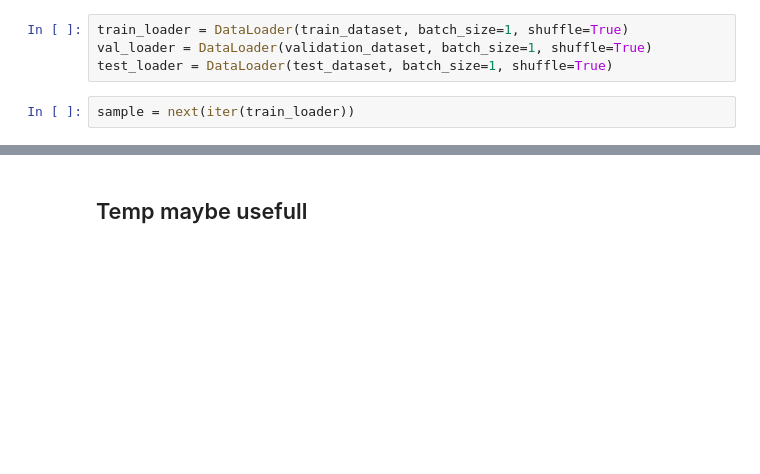
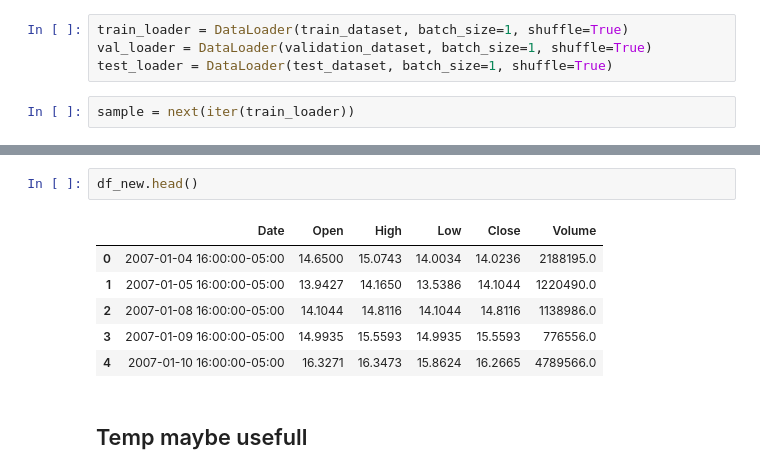
Before and after one commit to mircoloo/TemporalGNNReview, a Jupyter notebook: code/main.ipynb, the cells around one changed output, grey strips where cells are left out. Drawn from its saved outputs; the diff is of its cells as text; blank space fills up the shorter version.

```diff
--- a/code/main.ipynb
+++ b/code/main.ipynb
@@ -467,3 +523,12 @@ KeyboardInterrupt:
+# %%
+df_new.head()
+# %% [output]
+|  | Date | Open | High | Low | Close | Volume |
+| 0 | 2007-01-04 16:00:00-05:00 | 14.6500 | 15.0743 | 14.0034 | 14.0236 | 2188195.0 |
+| 1 | 2007-01-05 16:00:00-05:00 | 13.9427 | 14.1650 | 13.5386 | 14.1044 | 1220490.0 |
+| 2 | 2007-01-08 16:00:00-05:00 | 14.1044 | 14.8116 | 14.1044 | 14.8116 | 1138986.0 |
+| 3 | 2007-01-09 16:00:00-05:00 | 14.9935 | 15.5593 | 14.9935 | 15.5593 | 776556.0 |
+| 4 | 2007-01-10 16:00:00-05:00 | 16.3271 | 16.3473 | 15.8624 | 16.2665 | 4789566.0 |
 # %% [markdown]
 ## Temp maybe usefull
 # %%
```
Also changed, not shown: parts of 5 cells of this notebook.
